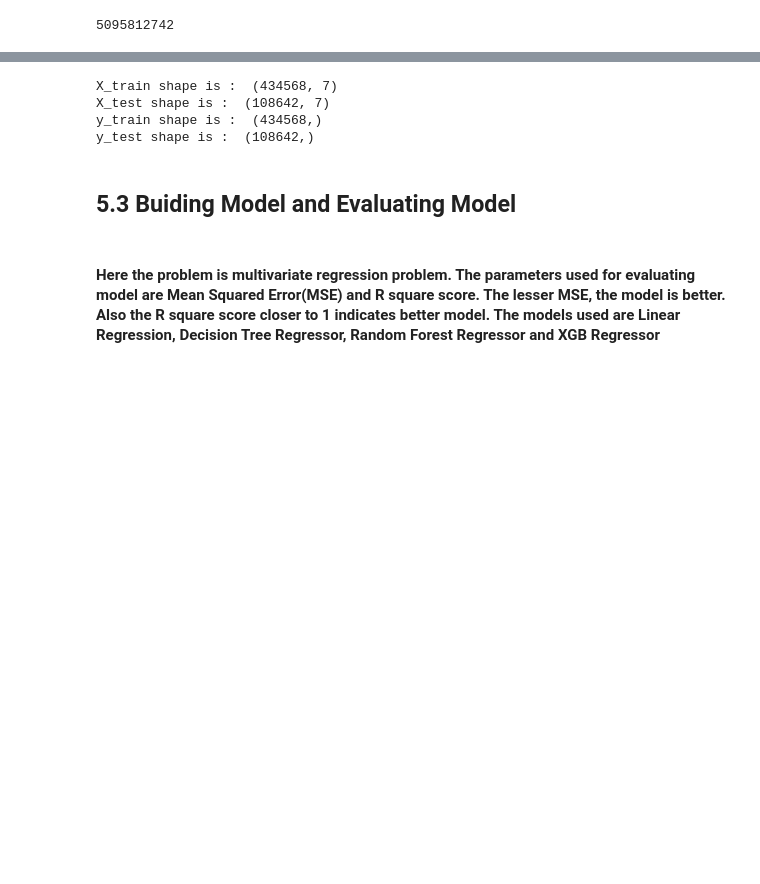
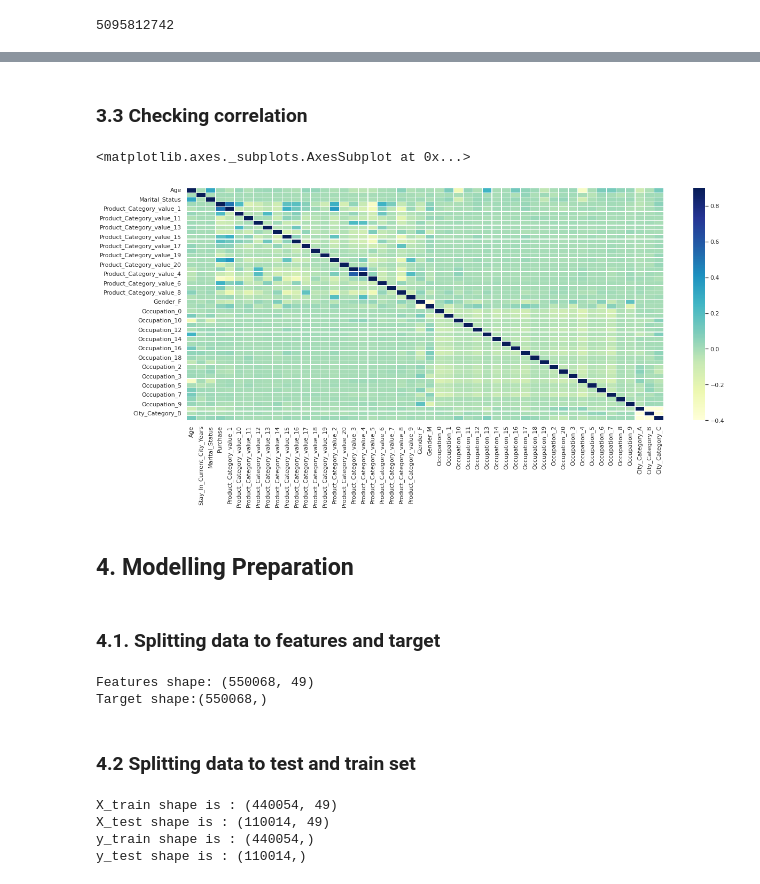
Before and after one commit to MehboobaC/Black-Friday-Sales-Analysis, a Jupyter notebook: TEAM_5.ipynb, the cells around one changed output, grey strips where cells are left out. Saved outputs shown, nothing was run; the diff lists cells and outputs as text; code cells hidden in the pictures; blank space fills up the shorter version.

```diff
--- a/TEAM_5.ipynb
+++ b/TEAM_5.ipynb
@@ -496,0 +633,3 @@ sns.heatmap(corrmatrix, vmin=-0.4, vmax=0.9, annot=True, linewidths=0.2, cmap='Y
+# %%
+data['Occupation'] = data['Occupation'].astype(str)
+data.dtypes
@@ -496,0 +654,3 @@ sns.heatmap(corrmatrix, vmin=-0.4, vmax=0.9, annot=True, linewidths=0.2, cmap='Y
+# %%
+data = pd.get_dummies(data)
+data.head()
@@ -538,4 +699,0 @@ Upper limit is :  18.5
-# %%
-# Removing outliers above upper limit
-ind1=data['Product_Category_1']>upp_lim
-data.drop(data.loc[ind1].index,inplace=True)
@@ -571,4 +699,0 @@ Upper limit is :  21379.5
-# %%
-# Removing outliers above upper limit
-ind1=data['Purchase']>upp_lim
-data.drop(data.loc[ind1].index,inplace=True)
@@ -640,14 +699,0 @@ X_train,X_test,y_train,y_test=train_test_split(X,y,random_state=42,test_size=0.2
-# %%
-print('X_train shape is : ',X_train.shape)
-print('X_test shape is : ',X_test.shape)
-print('y_train shape is : ',y_train.shape)
-print('y_test shape is : ',y_test.shape)
-# %% [output]
-X_train shape is :  (434568, 7)
-X_test shape is :  (108642, 7)
-y_train shape is :  (434568,)
-y_test shape is :  (108642,)
-# %% [markdown]
-## 5.3 Buiding Model and Evaluating Model
-# %% [markdown]
-#### Here the problem is multivariate regression problem. The parameters used for evaluating model are Mean Squared Error(MSE) and R square score. The lesser MSE, the model is better. Also the R square score closer to 1 indicates better model. The models used are Linear Regression, Decision Tree Regressor, Random Forest Regressor and XGB Regressor
@@ -653,0 +702,35 @@ y_test shape is :  (108642,)
+# %% [markdown]
+### 3.3 Checking correlation
+# %%
+corrmatrix=data.corr()
+plt.subplots(figsize=(20,8))
+sns.heatmap(corrmatrix, vmin=-0.4, vmax=0.9,  linewidths=0.2, cmap='YlGnBu')
+# %% [output]
+<matplotlib.axes._subplots.AxesSubplot at 0x...>
+[figure, added]
+# %% [markdown]
+## 4. Modelling Preparation
+# %% [markdown]
+### 4.1. Splitting data to features and target
+# %%
+X=data.drop(['Purchase'],axis=1)
+y=data['Purchase']
+print(f'Features shape: {X.shape}')
+print(f'Target shape:{y.shape}')
+# %% [output]
+Features shape: (550068, 49)
+Target shape:(550068,)
+# %% [markdown]
+### 4.2 Splitting data to test and train set
+# %%
+from sklearn.model_selection import train_test_split
+X_train,X_test,y_train,y_test=train_test_split(X,y,random_state=42,test_size=0.2)
+print(f'X_train shape is : {X_train.shape}')
+print(f'X_test shape is : {X_test.shape}')
+print(f'y_train shape is : {y_train.shape}')
+print(f'y_test shape is : {y_test.shape}')
+# %% [output]
+X_train shape is : (440054, 49)
+X_test shape is : (110014, 49)
+y_train shape is : (440054,)
+y_test shape is : (110014,)
```
Also changed, not shown: parts of 240 cells of this notebook.
